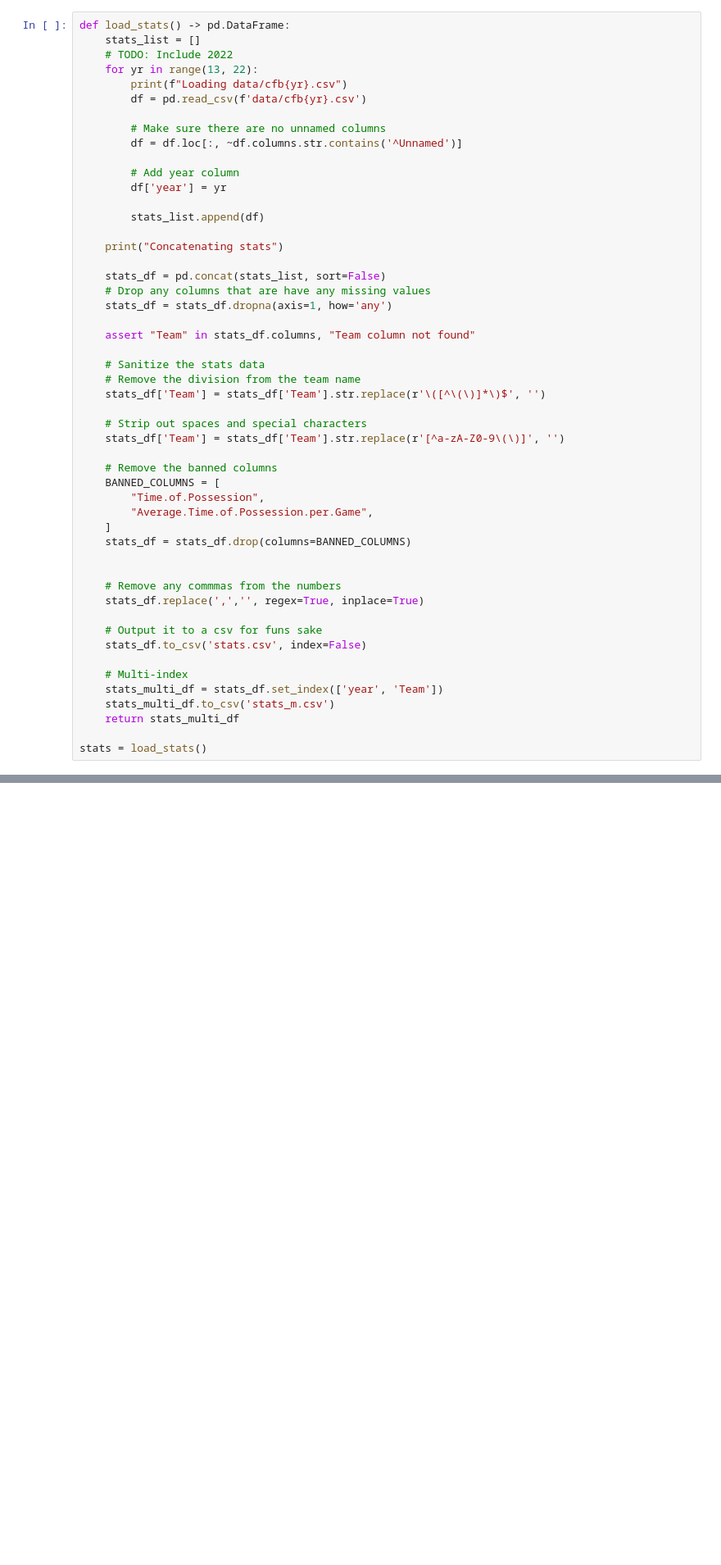
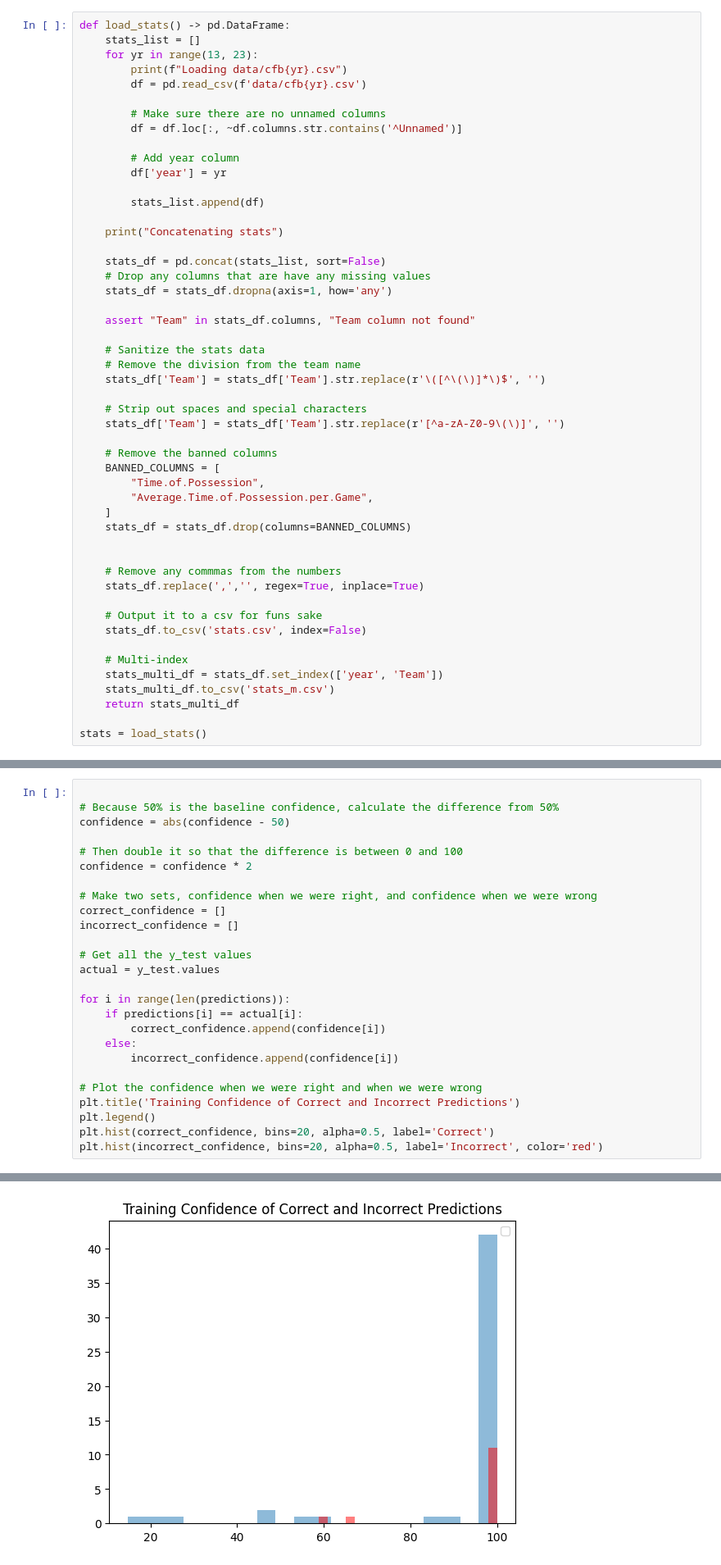
Before and after one commit to Bernstern/Bowlmania, a Jupyter notebook: model.ipynb, the cells around one changed output, grey strips where cells are left out. Shown at 82% size. Cells and saved outputs as stored; diff of their text form; blank space fills up the shorter version.

```diff
--- a/model.ipynb
+++ b/model.ipynb
@@ -15,8 +15,7 @@ import matplotlib.pyplot as plt
 # %%
 def load_stats() -> pd.DataFrame:
     stats_list = []
-    # TODO: Include 2022
-    for yr in range(13, 22):
+    for yr in range(13, 23):
         print(f"Loading data/cfb{yr}.csv")
         df = pd.read_csv(f'data/cfb{yr}.csv')
 
@@ -215,0 +255,27 @@ def split_data():
+# %%
+
+# Because 50% is the baseline confidence, calculate the difference from 50%
+confidence = abs(confidence - 50)
+
+# Then double it so that the difference is between 0 and 100
+confidence = confidence * 2
+
+# Make two sets, confidence when we were right, and confidence when we were wrong
+correct_confidence = []
+incorrect_confidence = []
+
+# Get all the y_test values
+actual = y_test.values
+
+for i in range(len(predictions)):
+    if predictions[i] == actual[i]:
+        correct_confidence.append(confidence[i])
+    else:
+        incorrect_confidence.append(confidence[i])
+
+# Plot the confidence when we were right and when we were wrong
+plt.title('Training Confidence of Correct and Incorrect Predictions')
+plt.legend()
+plt.hist(correct_confidence, bins=20, alpha=0.5, label='Correct')
+plt.hist(incorrect_confidence, bins=20, alpha=0.5, label='Incorrect', color='red')
+# %% [output]
@@ -215,0 +292 @@ def split_data():
+[figure, added]
```
Also changed, not shown: parts of 8 cells of this notebook, 42 other files.
